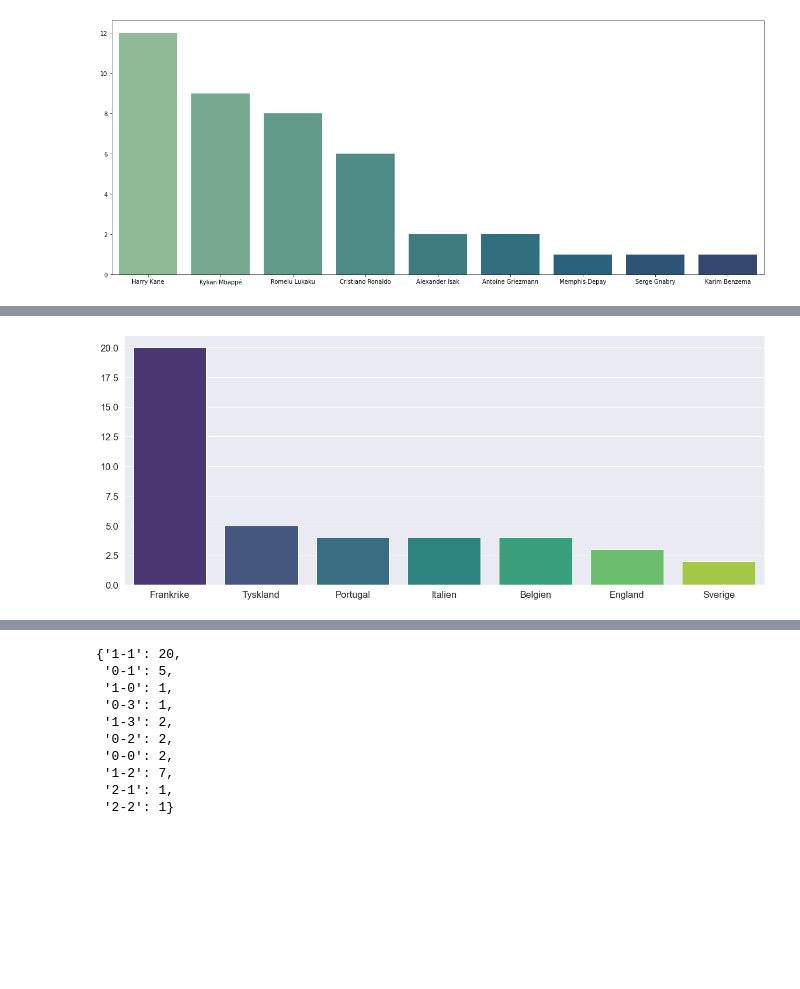
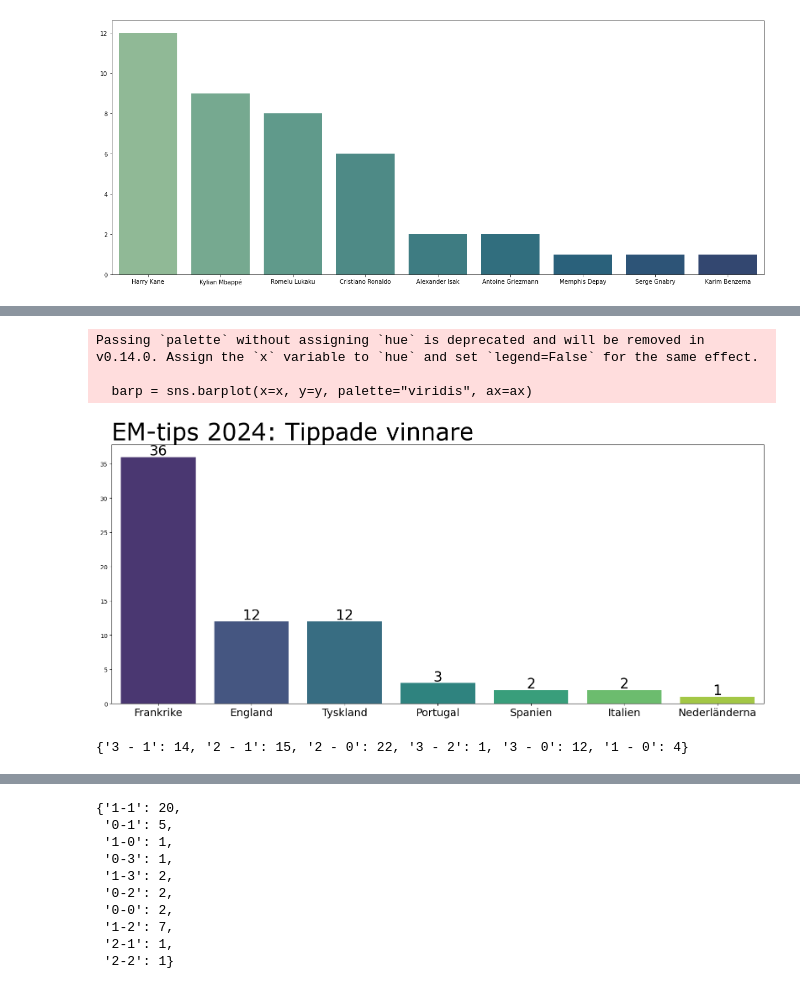
Before and after one commit to Frosslund/emtips2021excel, a Jupyter notebook: extractScores.ipynb, the cells around one changed output, grey strips where cells are left out. Drawn from its saved outputs; the diff is of its cells as text; code cells hidden in the pictures; blank space fills up the shorter version.

Commit message:
dynamic fetch top list and env

```diff
--- a/extractScores.ipynb
+++ b/extractScores.ipynb
@@ -2,0 +53,2 @@ import csv
+# %%
+sheets_info = sheets_info[3:]
@@ -206,6 +374,8 @@ ax1.set_ylabel("Sequential") """
 [figure]
 # %%
 df = loadPickle("allStatsTips")
+# %%
+df = df_stats
 # %%
 winners = {}
 for key in df.keys():
@@ -226,0 +397,2 @@ winners
+# %%
+sorted_winners = dict(sorted(winners.items(), key=lambda item: item[1], reverse=True))
@@ -231,11 +412,0 @@ list(winners.values())
-# %%
-
-x = np.array(list(winners.keys()))
-y = np.array(list(winners.values()))
-dims = (20, 8)
-fig, ax = plt.subplots(figsize=dims)
-barp = sns.barplot(x=x, y=y, palette="viridis", ax=ax, order=['Frankrike', 'Tyskland', 'Portugal', 'Italien', 'Belgien', 'England', 'Sverige'])
-fig = barp.get_figure()
-fig.savefig(dpi=300, fname="winners_plot_2")
-# %% [output]
-[figure, removed]
@@ -241,0 +446,34 @@ fig.savefig(dpi=300, fname="winners_plot_2")
+# %%
+
+x = np.array(list(sorted_winners.keys()))
+y = np.array(list(sorted_winners.values()))
+dims = (20, 8)
+fig, ax = plt.subplots(figsize=dims)
+barp = sns.barplot(x=x, y=y, palette="viridis", ax=ax)
+
+# Add values on top of each bar as integers and make the text larger and bold
+for p in ax.patches:
+    ax.annotate(format(int(p.get_height()), 'd'),
+                (p.get_x() + p.get_width() / 2., p.get_height()),
+                ha = 'center', va = 'center',
+                xytext = (0, 10),  # 9 points vertical offset
+                textcoords = 'offset points',
+                fontsize=24)  # larger and bold text
+
+# Custom font properties
+font = FontProperties()
+font.set_family('serif')
+font.set_name('Verdana')
+font.set_size(40)
+
+# Add a title to the plot
+ax.set_title("EM-tips 2024: Tippade vinnare", loc='left', fontproperties=font)
+ax.tick_params(axis='x', labelsize=18)
+
+fig = barp.get_figure()
+fig.savefig(dpi=300, fname="plots/winners")
+# %% [output]
+Passing `palette` without assigning `hue` is deprecated and will be removed in v0.14.0. Assign the `x` variable to `hue` and set `legend=False` for the same effect.
+
+  barp = sns.barplot(x=x, y=y, palette="viridis", ax=ax)
+[figure, added]
@@ -241,0 +492,4 @@ fig.savefig(dpi=300, fname="winners_plot_2")
+# %%
+scores
+# %% [output]
+{'3 - 1': 14, '2 - 1': 15, '2 - 0': 22, '3 - 2': 1, '3 - 0': 12, '1 - 0': 4}
```
Also changed, not shown: parts of 19 cells of this notebook, 45 other files.
